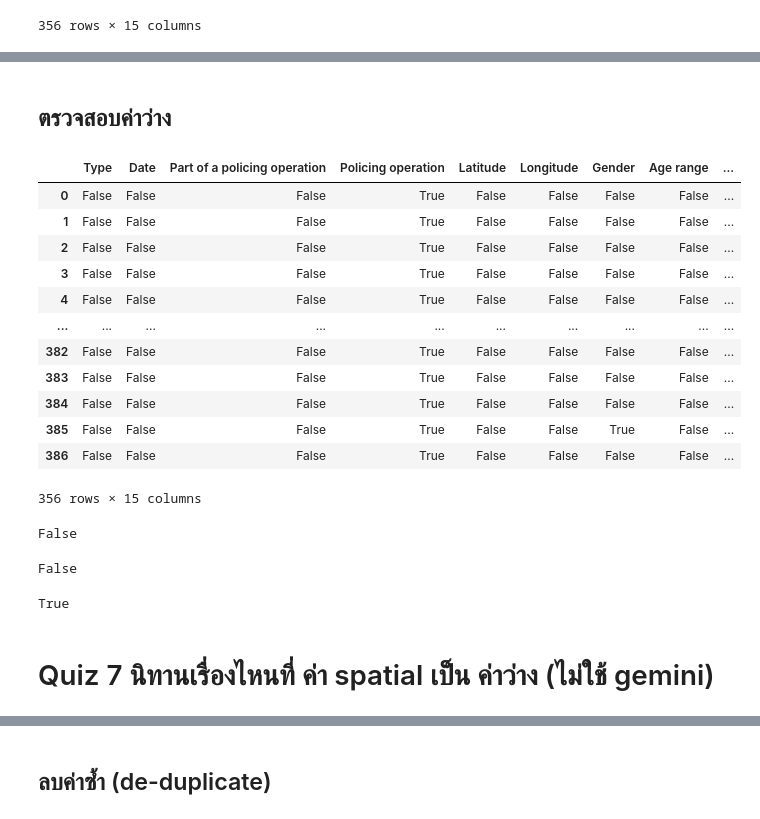
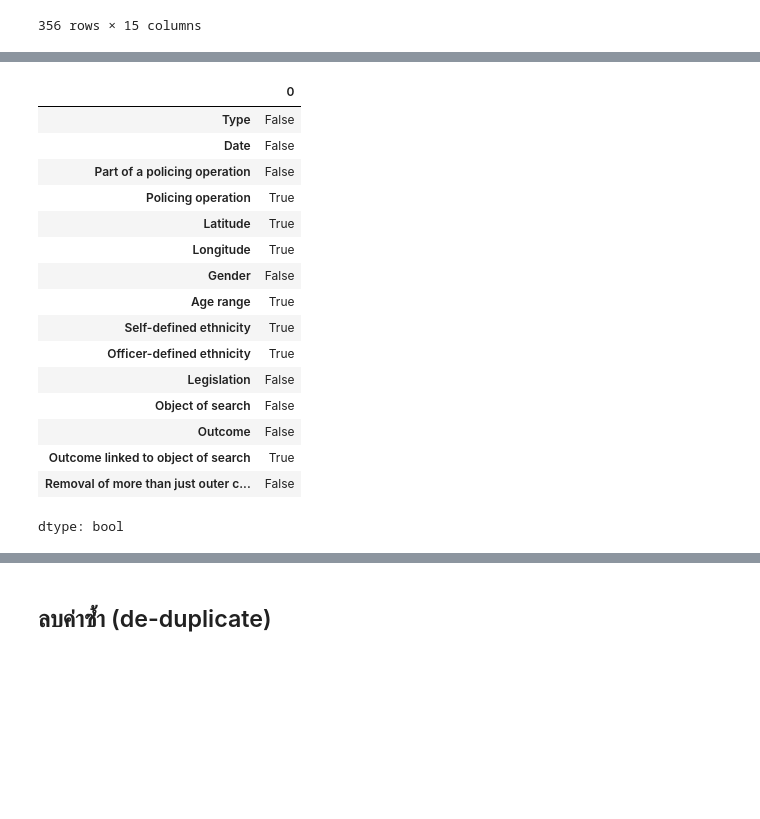
Before and after one commit to woranut11/dataviz2025, a Jupyter notebook: Pandas_101_2025.ipynb, the cells around one changed output, grey strips where cells are left out. Drawn from its saved outputs; the diff is of its cells as text; code cells hidden in the pictures; blank space fills up the shorter version.

Commit message:
จบ Pandas_101_2025

```diff
--- a/Pandas_101_2025.ipynb
+++ b/Pandas_101_2025.ipynb
@@ -48,7 +50,7 @@ drive.mount('/content/drive')
 # %% [output]
 Mounted at /content/drive
 # %%
-path_to_stopandsearch ='/content/drive/MyDrive/python2025/Data/2025-01-bedfordshire-stop-and-search.csv'
+path_to_stopandsearch = '/content/drive/MyDrive/Python&DataViz2025/Data/2025-01/2025-01-bedfordshire-stop-and-search.csv'
 # %% [markdown]
 ## load data to memory
 # %%
@@ -795,4 +343,0 @@ path_to_stopandsearch ='/content/drive/MyDrive/python2025/Data/2025-01-bedfordsh
-# %%
-import pandas as pd
-stopandsearch_df = pd.read_csv(path_to_stopandsearch)
-stopandsearch_df
@@ -875,7 +486,7 @@ stopandsearch_df.shape
 # %% [output]
 (387, 15)
 # %%
-stopandsearch_df.dropna(subset=('Self-defined ethnicity','Legislation'), inplace=True)
+stopandsearch_df.dropna(subset=['Self-defined ethnicity','Legislation'],inplace=True)
 # %%
 stopandsearch_df.shape
 # %% [output]
@@ -996,32 +624,22 @@ stopandsearch_df.mode()
-# %% [markdown]
-## ตรวจสอบค่าว่าง
+# %%
+stopandsearch_df.fillna({'Gender':'Unknown'},inplace=True)
 # %%
-stopandsearch_df.isnull()
+stopandsearch_df.isnull().any()
 # %% [output]
-|  | Type | Date | Part of a policing operation | Policing operation | Latitude | Longitude | Gender | Age range | ... |
-| 0 | False | False | False | True | False | False | False | False | ... |
-| 1 | False | False | False | True | False | False | False | False | ... |
-| 2 | False | False | False | True | False | False | False | False | ... |
-| 3 | False | False | False | True | False | False | False | False | ... |
-| 4 | False | False | False | True | False | False | False | False | ... |
-| ... | ... | ... | ... | ... | ... | ... | ... | ... | ... |
-| 382 | False | False | False | True | False | False | False | False | ... |
-| 383 | False | False | False | True | False | False | False | False | ... |
-| 384 | False | False | False | True | False | False | False | False | ... |
-| 385 | False | False | False | True | False | False | True | False | ... |
-| 386 | False | False | False | True | False | False | False | False | ... |
+|  | 0 |
+| Type | False |
+| Date | False |
+| Part of a policing operation | False |
+| Policing operation | True |
+| Latitude | True |
+| Longitude | True |
+| Gender | False |
+| Age range | True |
+| Self-defined ethnicity | True |
+| Officer-defined ethnicity | True |
+| Legislation | False |
+| Object of search | False |
+| Outcome | False |
+| Outcome linked to object of search | True |
+| Removal of more than just outer c... | False |
-356 rows × 15 columns
+dtype: bool
-# %%
-folk_df['type'].isnull().any()    # เอาค่าทุกค่าใน list มา OR กัน (เราใช้อันนี้เพราะ ถ้ามี True แค่ 1 ค่ามันจะเป็น True)
-# %% [output]
-False
-# %%
-folk_df['type'].isnull().all()    # เอาค่าทุกค่าใน list มา AND กัน
-# %% [output]
-False
-# %%
-folk_df['spatial'].isnull().any()
-# %% [output]
-True
-# %% [markdown]
-# Quiz 7 นิทานเรื่องไหนที่ ค่า spatial เป็น ค่าว่าง (ไม่ใช้ gemini)
```
Also changed, not shown: parts of 212 cells of this notebook.
